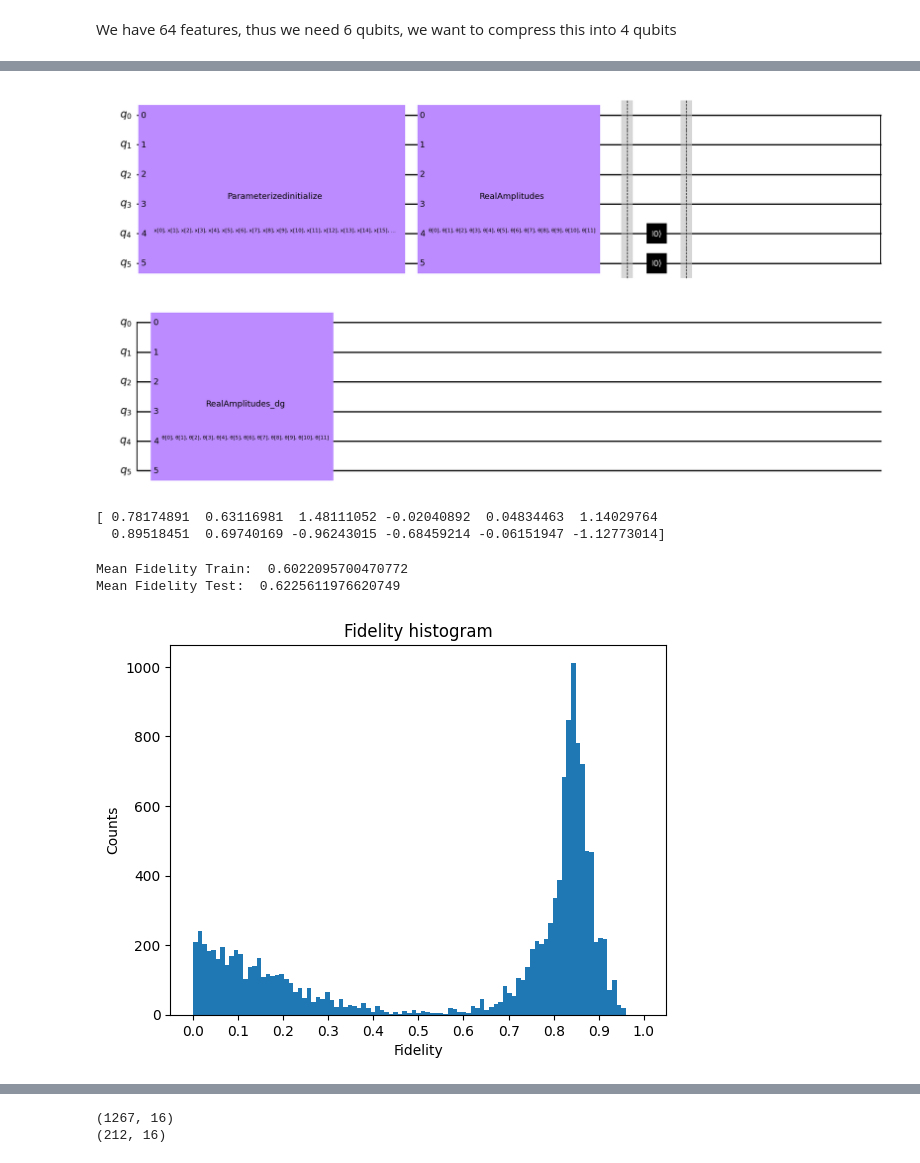
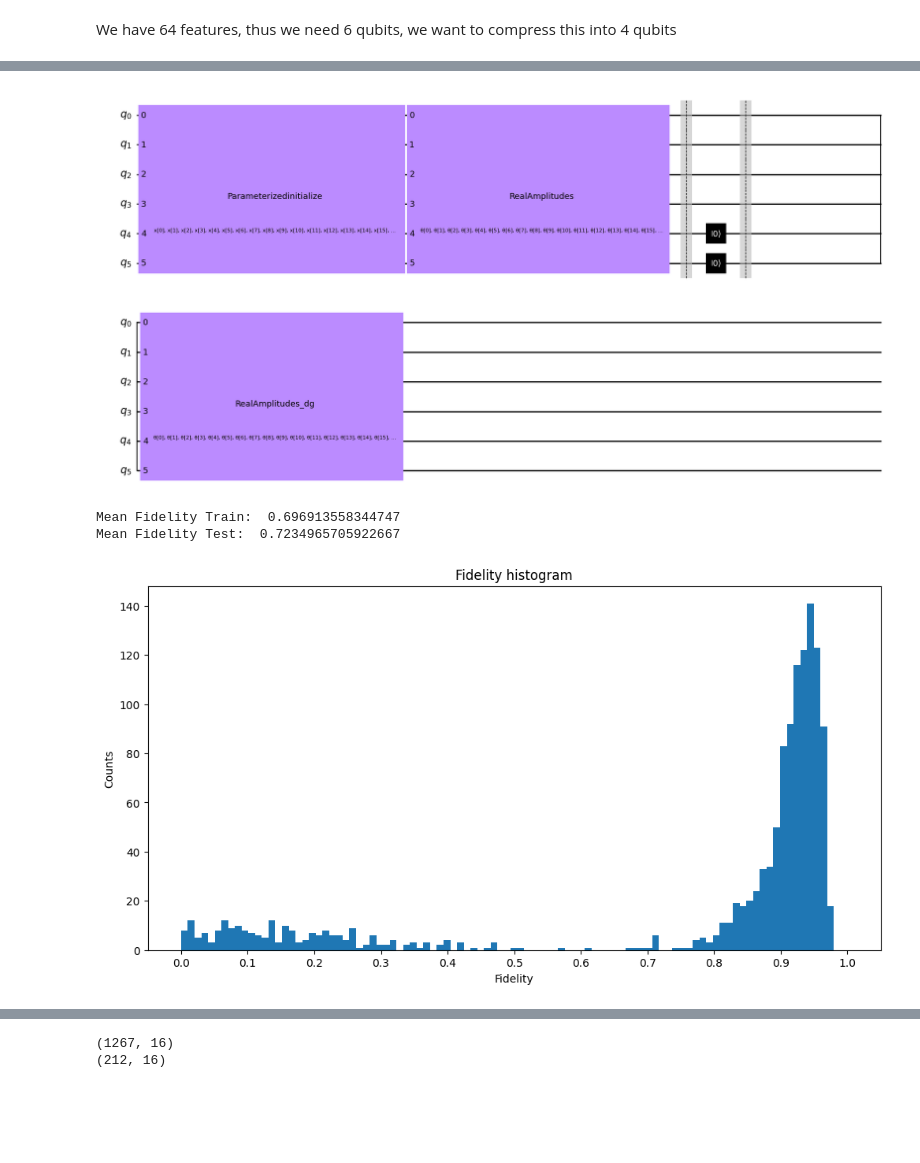
Before and after one commit to MoseGuerini/Quantum-Autoencoder, a Jupyter notebook: Quantum_Autoencoder.ipynb, the cells around one changed output, grey strips where cells are left out. Saved outputs shown, nothing was run; the diff lists cells and outputs as text; code cells hidden in the pictures; blank space fills up the shorter version.

```diff
--- a/Quantum_Autoencoder.ipynb
+++ b/Quantum_Autoencoder.ipynb
@@ -102,7 +99,7 @@ Choose between RealAmplitudes or EfficientSU2 for the ansatz
 # %%
 #Define the ansatz and the number of repetitions
 def ansatz(num_qubits):
-    return RealAmplitudes(num_qubits, reps=1)
+    return RealAmplitudes(num_qubits, reps=3)
 # %%
 #Define the ansatz and the number of repetitions
 """ def ansatz(num_qubits):
@@ -174,7 +171,7 @@ def cost_func_digits(params_values):
 # %%
 #implementing the optimization
 
-opt = COBYLA(maxiter=100)
+opt = COBYLA(maxiter=150)
 initial_point = algorithm_globals.random.random(ae.num_parameters)
 
 objective_func_vals = []
@@ -204,14 +201,11 @@ test_qc = test_qc.compose(ansatz_qc.inverse())
 
 test_qc.draw('mpl', style='clifford')
 # %% [output]
-[figure, old version]
+[figure, new version]
 # %%
 #import previous trained parameters
-train_param = np.loadtxt("/Users/moseguerini/Desktop/QA_parameters/RA_1rep_extended.txt")
+train_param = np.loadtxt("/Users/moseguerini/Desktop/QA_parameters/RA_1rep_2206_.txt")
 print(train_param )
-# %% [output]
-[ 0.78174891  0.63116981  1.48111052 -0.02040892  0.04834463  1.14029764
-  0.89518451  0.69740169 -0.96243015 -0.68459214 -0.06151947 -1.12773014]
 # %%
 # Compute the fidelity between the original state and the decoded state
 """ !!! If we calculate the fidelity using saved parameters use train_param, else use opt_result.x !!! """
@@ -253,8 +247,8 @@ for image, label in zip(test_x, test_y):
 print('Mean Fidelity Train: ', count_fidelity/count)
 print('Mean Fidelity Test: ', count_fidelity_test/count_test)
 # %% [output]
-Mean Fidelity Train:  0.6022095700470772
-Mean Fidelity Test:  0.6225611976620749
+Mean Fidelity Train:  0.696913558344747
+Mean Fidelity Test:  0.7234965705922667
 # %%
 # Create and save the results in a txt
 
@@ -288,21 +282,21 @@ def fidelity_func(test_images, params):
     return fidelity_array
 # %%
 #Histogram of fidelity distribution
-shots = 10
+shots = 1
 fidelity_hist = []
 
 for x in range(shots):
-    fid = fidelity_func(test_images, train_param)   #choose opt_result.x or train_param
+    fid = fidelity_func(test_images, opt_result.x)   #choose opt_result.x or train_param
     fidelity_hist = np.append(fidelity_hist, fid)
 
 plt.hist(fidelity_hist, bins = np.linspace(0, 1, 100))
 plt.xticks(np.arange(0, 1.1, 0.1))
 plt.title("Fidelity histogram")
 plt.xlabel("Fidelity")
 plt.ylabel("Counts")
 plt.show()
 # %% [output]
-[figure, old version]
+[figure, new version]
 # %%
 # Build only the encoder
 
```
Also changed, not shown: parts of 8 cells of this notebook, 2 other files.
